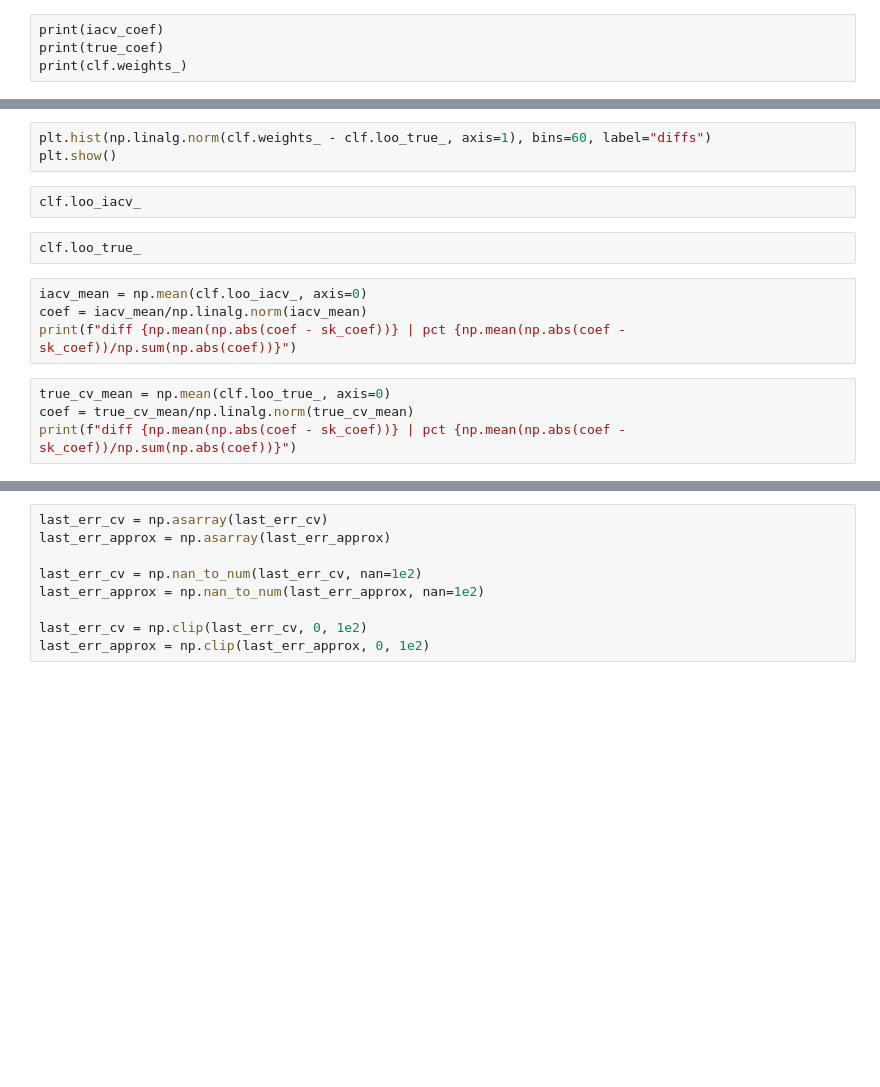
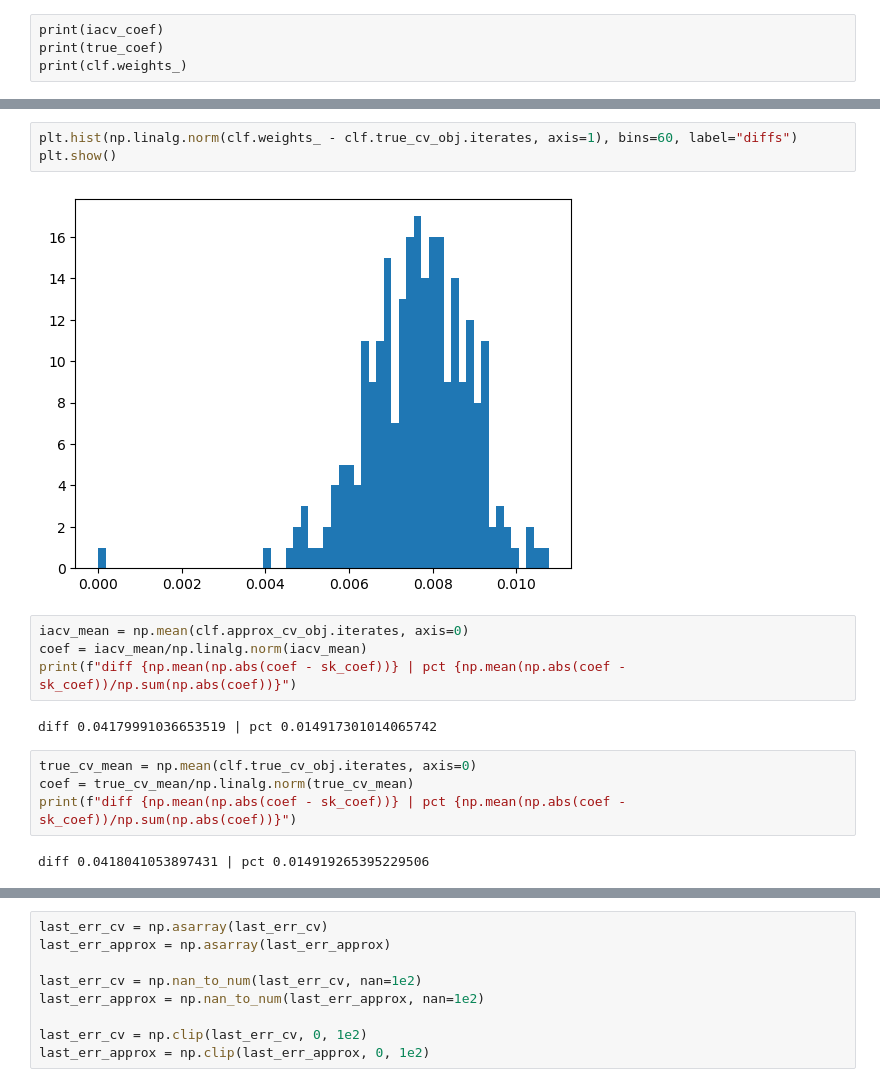
Before and after one commit to nerrma/thesis, a Jupyter notebook: svm/SVMtesting.ipynb, the cells around one changed output, grey strips where cells are left out. Drawn from its saved outputs; the diff is of its cells as text; blank space fills up the shorter version.

```diff
--- a/svm/SVMtesting.ipynb
+++ b/svm/SVMtesting.ipynb
@@ -150,18 +165,20 @@ plt.legend()
 # %%
-plt.hist(np.linalg.norm(clf.weights_ - clf.loo_true_, axis=1), bins=60, label="diffs")
+plt.hist(np.linalg.norm(clf.weights_ - clf.true_cv_obj.iterates, axis=1), bins=60, label="diffs")
 plt.show()
+# %% [output]
+[figure, added]
-# %%
-clf.loo_iacv_
-# %%
-clf.loo_true_
 # %%
-iacv_mean = np.mean(clf.loo_iacv_, axis=0)
+iacv_mean = np.mean(clf.approx_cv_obj.iterates, axis=0)
 coef = iacv_mean/np.linalg.norm(iacv_mean)
 print(f"diff {np.mean(np.abs(coef - sk_coef))} | pct {np.mean(np.abs(coef - sk_coef))/np.sum(np.abs(coef))}")
+# %% [output]
+diff 0.04179991036653519 | pct 0.014917301014065742
 # %%
-true_cv_mean = np.mean(clf.loo_true_, axis=0)
+true_cv_mean = np.mean(clf.true_cv_obj.iterates, axis=0)
 coef = true_cv_mean/np.linalg.norm(true_cv_mean)
 print(f"diff {np.mean(np.abs(coef - sk_coef))} | pct {np.mean(np.abs(coef - sk_coef))/np.sum(np.abs(coef))}")
+# %% [output]
+diff 0.0418041053897431 | pct 0.014919265395229506
 # %%
 coef = clf.weights_/np.linalg.norm(clf.weights_)
 nbin = 100
```
Also changed, not shown: parts of 26 cells of this notebook, 5 other files.
